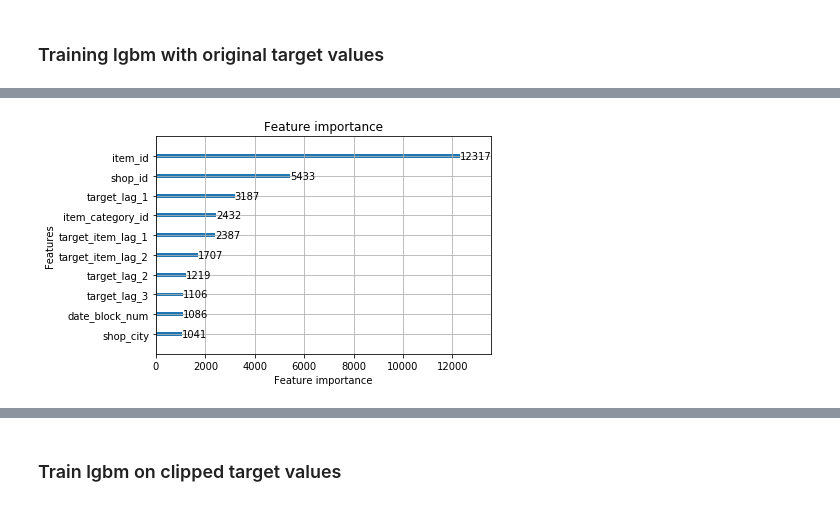
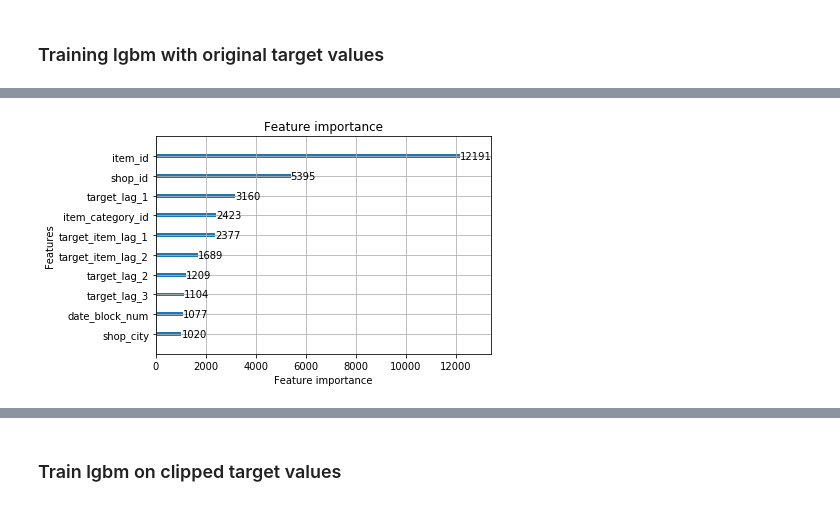
Before and after one commit to JojoYY/Coursera_Kaggle_Project, a Jupyter notebook: Tree_based_models.ipynb, the cells around one changed output, grey strips where cells are left out. Cells and saved outputs as stored; diff of their text form; code cells hidden in the pictures.

```diff
--- a/Tree_based_models.ipynb
+++ b/Tree_based_models.ipynb
@@ -147,4 +136,14 @@ lgb.plot_metric(lgbm_orig.evals_result);
+# %%
+filename = 'lgbm_bst_2018_12_20'
+
+bst = lgb.Booster(model_file=filename + '.txt')
+
+with open(filename + '_pred_train.pkl', 'rb') as f:
+    pred_train_bst = pickle.load(f)
+
+with open(filename + '_pred_val.pkl', 'rb') as f:
+    pred_val_bst = pickle.load(f)
 # %%
-lgb.plot_importance(bst_orig, max_num_features=10);
+lgb.plot_importance(bst, max_num_features=10);
 # %% [output]
-[figure, old version]
+[figure, new version]
```
Also changed, not shown: parts of 69 cells of this notebook, 1 other file.
